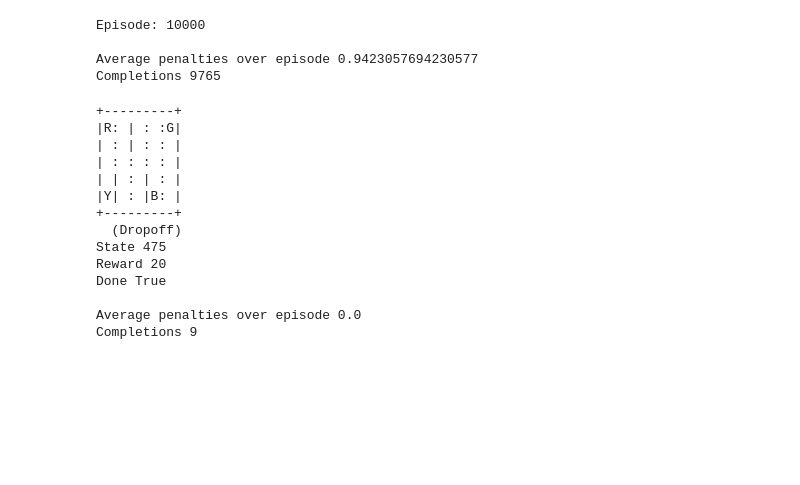
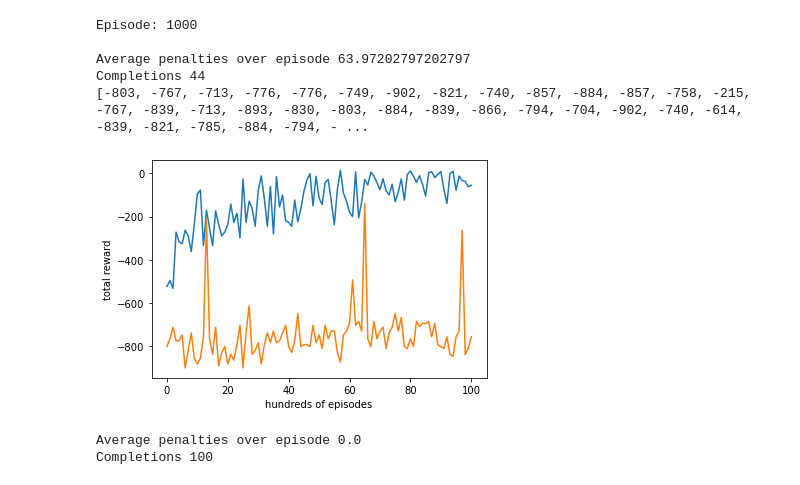
Before and after one commit to ranzuh/taxi-rl, a Jupyter notebook: notebook.ipynb, the cells around one changed output. Cells and saved outputs as stored; diff of their text form; code cells hidden in the pictures; blank space fills up the shorter version.

```diff
--- a/notebook.ipynb
+++ b/notebook.ipynb
@@ -9,9 +65,14 @@ agent = QLearningAgent(env.action_space, env.observation_space)
 # %%
 from IPython.display import clear_output
+from agents.random_agent import RandomAgent
+
+agent = RandomAgent(env.action_space)
 
 total_penalties = 0
-episodes = 10001
+episodes = 1001
 completions = 0
+
+rewards_per_episode_random = []
 
 for episode in range(episodes):
     if episode % 100 == 0:
@@ -22,14 +83,16 @@ for episode in range(episodes):
     reward = 0
     done = False
     penalties = 0
+    total_reward = 0
     # env.render()
     while not done:
         # env.render()
         action = agent.get_action(state)
         next_state, reward, done, info = env.step(action)
-        agent.update(state, action, next_state, reward)
+        #agent.update(state, action, next_state, reward)
 
         state = next_state
+        total_reward += reward
 
         if reward == -10:
             penalties += 1
@@ -39,14 +102,29 @@ for episode in range(episodes):
 
     total_penalties += penalties
 
+    if episode % 10 == 0:
+        rewards_per_episode_random.append(total_reward)
+
 print()
 print("Average penalties over episode", total_penalties / episodes)
 print("Completions", completions)
+
+print(rewards_per_episode_random)
 # %% [output]
-Episode: 10000
+Episode: 1000
 
-Average penalties over episode 0.9423057694230577
-Completions 9765
+Average penalties over episode 63.97202797202797
+Completions 44
+[-803, -767, -713, -776, -776, -749, -902, -821, -740, -857, -884, -857, -758, -215, -767, -839, -713, -893, -830, -803, -884, -839, -866, -794, -704, -902, -740, -614, -839, -821, -785, -884, -794, - ...
+# %%
+import matplotlib.pyplot as plt
+plt.plot(rewards_per_episode_Q)
+plt.plot(rewards_per_episode_random)
+plt.ylabel('total reward')
+plt.xlabel('hundreds of episodes')
+plt.show()
+# %% [output]
+[figure, added]
 # %%
 def render_frame():
     clear_output(wait=True)
@@ -59,7 +137,7 @@ def render_frame():
 from time import sleep
 
 total_penalties = 0
-episodes = 10
+episodes = 100
 completions = 0
 
 for episode in range(episodes):
@@ -80,7 +158,7 @@ for episode in range(episodes):
         if reward == 20:
             completions += 1
 
-        render_frame()
+        #render_frame()
 
     total_penalties += penalties
 
@@ -88,17 +166,5 @@ print()
 print("Average penalties over episode", total_penalties / episodes)
 print("Completions", completions)
 # %% [output]
-+---------+
-|R: | : :G|
-| : | : : |
-| : : : : |
-| | : | : |
-|Y| : |B: |
-+---------+
-  (Dropoff)
-State 475
-Reward 20
-Done True
-
 Average penalties over episode 0.0
-Completions 9
+Completions 100
```
Also changed, not shown: parts of 2 cells of this notebook, 6 other files.
